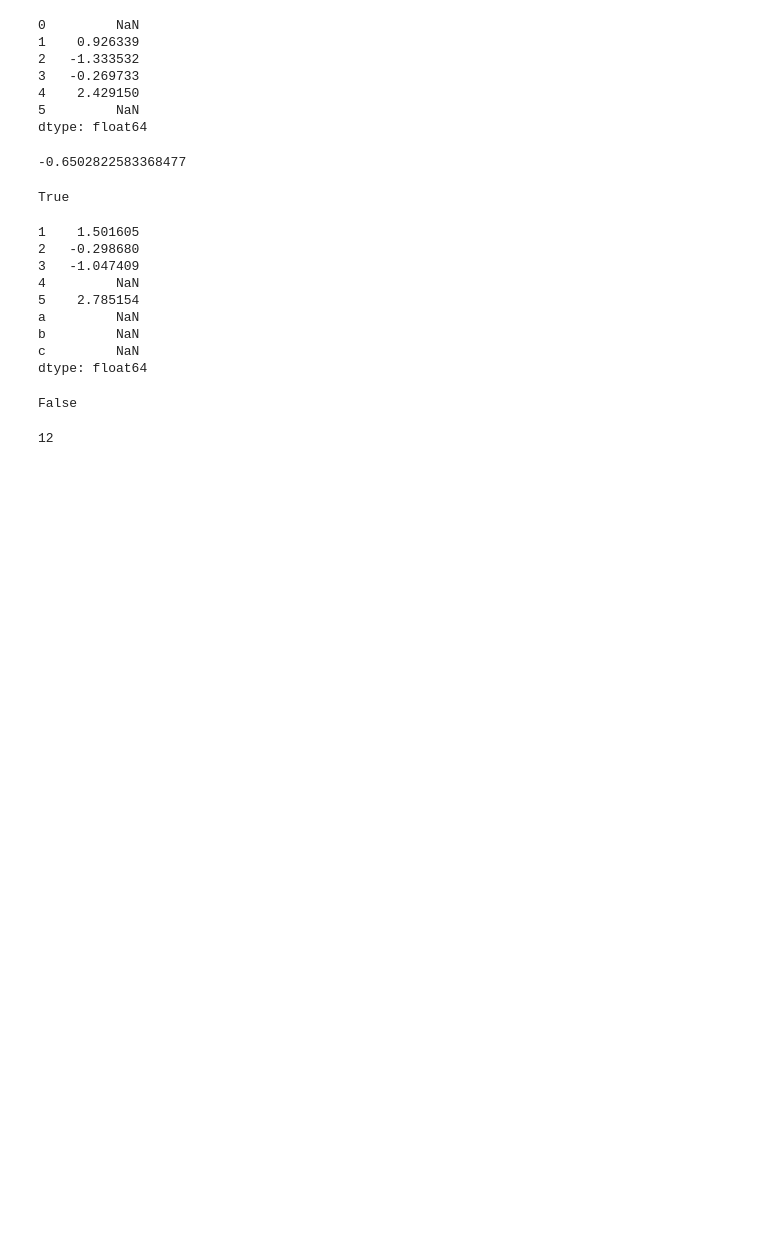
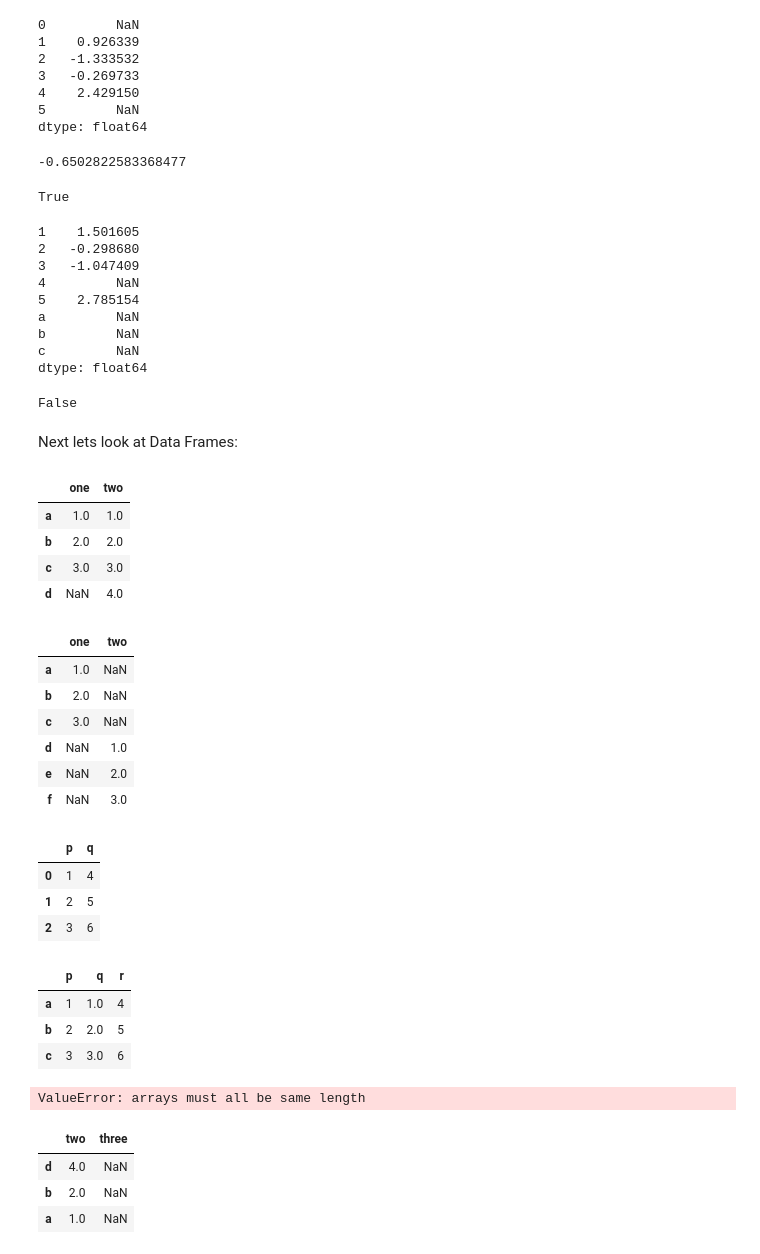
Before and after one commit to salbaroudi/RedditAnalytics, a Jupyter notebook: PandasLearn.ipynb, the cells around one changed output. Drawn from its saved outputs; the diff is of its cells as text; code cells hidden in the pictures; blank space fills up the shorter version.

```diff
--- a/PandasLearn.ipynb
+++ b/PandasLearn.ipynb
@@ -111,7 +111,78 @@ b         NaN
 c         NaN
 dtype: float64
 False
-# %%
-s1.herpderp
-# %% [output]
-12
+# %% [markdown]
+Next lets look at Data Frames:
+# %%
+#If our labelling and dimensions are not the same, pandas will
+#pad with NaNs
+d0 = {'one': pd.Series([1., 2., 3.], index=['a', 'b', 'c']),
+'two': pd.Series([1., 2., 3., 4.], index=['a', 'b', 'c', 'd'])}
+df0 = pd.DataFrame(d0)
+df0
+
+#what if we dont have matching indicies?
+#it makes a double length DF and pads with NaNs!
+d1 = {'one': pd.Series([1., 2., 3.], index=['a', 'b', 'c']),
+'two': pd.Series([1., 2., 3.], index=['d', 'e', 'f'])}
+df1 = pd.DataFrame(d1)
+df1
+
+#what if we put in crude lists:
+#we get default indexing for the rows.
+d2 = {'p':[1,2,3],'q':[4,5,6]}
+df2 = pd.DataFrame(d2)
+df2
+
+#what if we mix structures?
+#the indicies that were provided were used for all.
+d3 = {'p':[1,2,3],'q':pd.Series([1., 2., 3.], index=['a', 'b', 'c']),'r':np.array([4,5,6])}
+df3 = pd.DataFrame(d3)
+df3
+
+#finally: same as d3 but with different lengths with no indicies
+#Error! arrays must be same length
+#there is too much sloppyness to compensate for. pandas
+#wont infer/impute for you.
+d4 = {'p':[1,2,3,4,5],'q':pd.Series([1., 2., 3.], index=['a', 'b', 'c']),'r':[10,11,12]}
+df4 = pd.DataFrame(d4)
+df4
+# %% [output]
+|  | one | two |
+| a | 1.0 | 1.0 |
+| b | 2.0 | 2.0 |
+| c | 3.0 | 3.0 |
+| d | NaN | 4.0 |
+|  | one | two |
+| a | 1.0 | NaN |
+| b | 2.0 | NaN |
+| c | 3.0 | NaN |
+| d | NaN | 1.0 |
+| e | NaN | 2.0 |
+| f | NaN | 3.0 |
+|  | p | q |
+| 0 | 1 | 4 |
+| 1 | 2 | 5 |
+| 2 | 3 | 6 |
+|  | p | q | r |
+| a | 1 | 1.0 | 4 |
+| b | 2 | 2.0 | 5 |
+| c | 3 | 3.0 | 6 |
+ValueError: arrays must all be same length
+# %%
+#if you have old labels in data that you don't want used
+#you can specify indicies and columns at the DataFrame method
+#directly.
+#Notice that Pandas no longer takes a union if dimensional information
+#can be deduced from other information. the 'd' element is no longer present
+
+
+d0 = {'one': pd.Series([1., 2., 3.], index=['a', 'b', 'c']),
+'two': pd.Series([1., 2., 3., 4.], index=['a', 'b', 'c', 'd'])}
+df0 = pd.DataFrame(d0,index=['d', 'b', 'a'], columns=['two', 'three'])
+df0
+# %% [output]
+|  | two | three |
+| d | 4.0 | NaN |
+| b | 2.0 | NaN |
+| a | 1.0 | NaN |
```
Also changed, not shown: parts of 6 cells of this notebook.
